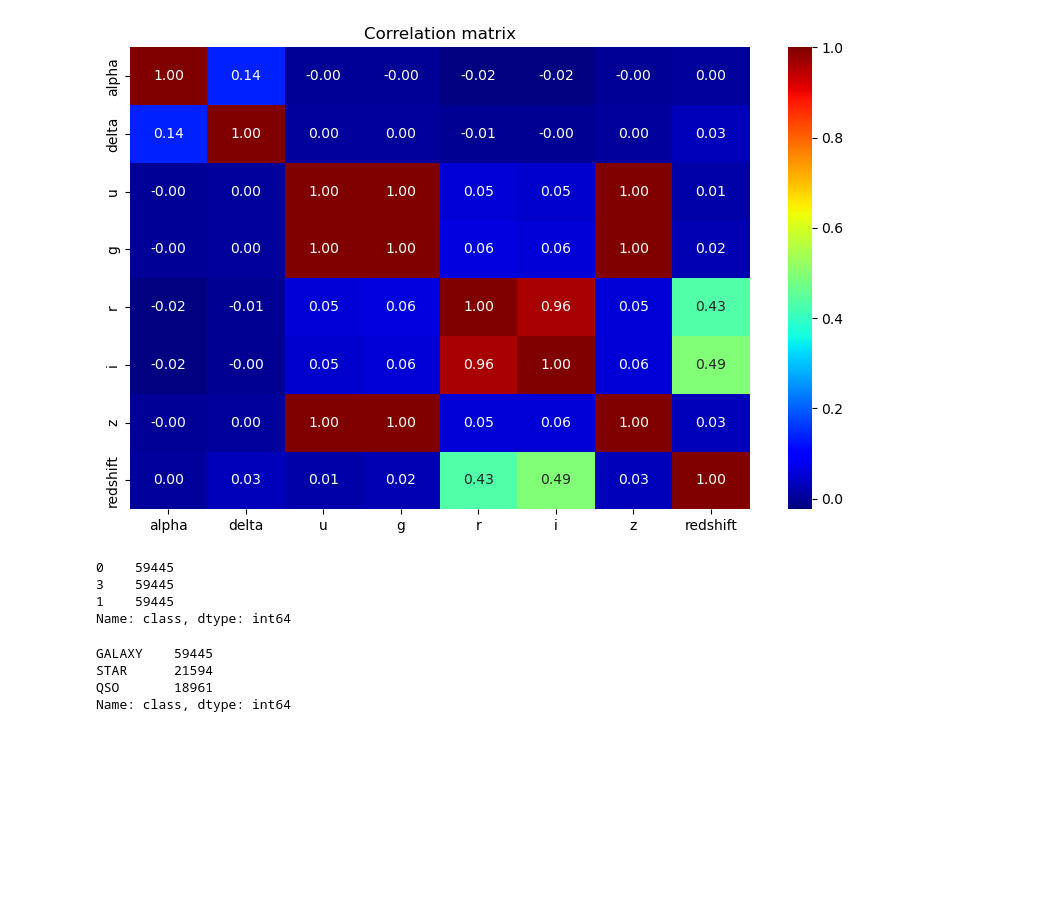
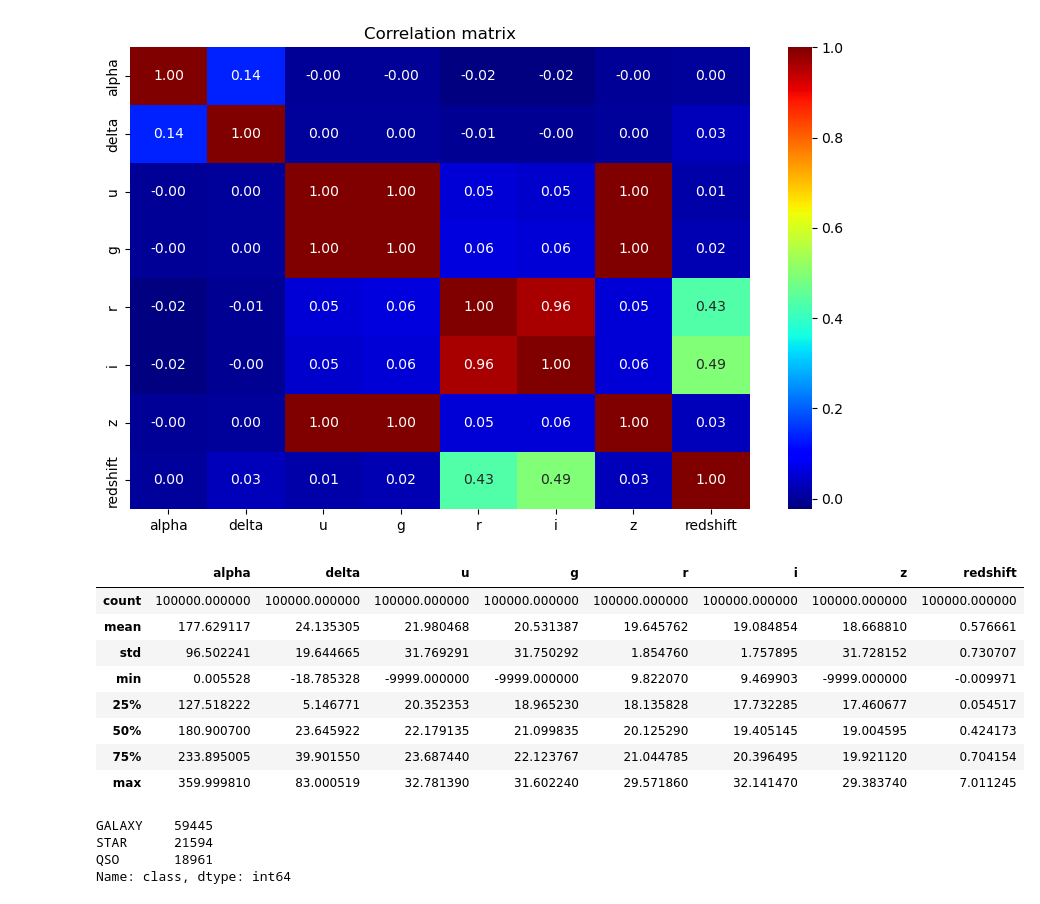
Before and after one commit to RadekJedrzejczyk/StarClasification, a Jupyter notebook: analysis.ipynb, the cells around one changed output. Saved outputs shown, nothing was run; the diff lists cells and outputs as text; code cells hidden in the pictures; blank space fills up the shorter version.

```diff
--- a/analysis.ipynb
+++ b/analysis.ipynb
@@ -103,18 +81,21 @@ plt.title('Correlation matrix')
 plt.show()
 # %% [output]
 [figure]
-# %%
-class_map={"GALAXY":0b00,"STAR":0b01,"QSO":0b11}
-y_mapped=y.replace(class_map)
-from imblearn.over_sampling import SMOTE #Synthetic Minority Over-sampling Technique.
-sm = SMOTE(random_state = 30, k_neighbors = 100)
-x_resampled, y_resampled = sm.fit_resample(x_norm,y_mapped)
-y_resampled['class'].value_counts()
-# %% [output]
-0    59445
-3    59445
-1    59445
-Name: class, dtype: int64
+# %%
+# Extract target and features from dataframe
+y = dataframe[['class']]
+x = dataframe[['alpha','delta','u', 'g', 'r', 'i', 'z', 'redshift']]
+x.describe()
+# %% [output]
+|  | alpha | delta | u | g | r | i | z | redshift |
+| count | 100000.000000 | 100000.000000 | 100000.000000 | 100000.000000 | 100000.000000 | 100000.000000 | 100000.000000 | 100000.000000 |
+| mean | 177.629117 | 24.135305 | 21.980468 | 20.531387 | 19.645762 | 19.084854 | 18.668810 | 0.576661 |
+| std | 96.502241 | 19.644665 | 31.769291 | 31.750292 | 1.854760 | 1.757895 | 31.728152 | 0.730707 |
+| min | 0.005528 | -18.785328 | -9999.000000 | -9999.000000 | 9.822070 | 9.469903 | -9999.000000 | -0.009971 |
+| 25% | 127.518222 | 5.146771 | 20.352353 | 18.965230 | 18.135828 | 17.732285 | 17.460677 | 0.054517 |
+| 50% | 180.900700 | 23.645922 | 22.179135 | 21.099835 | 20.125290 | 19.405145 | 19.004595 | 0.424173 |
+| 75% | 233.895005 | 39.901550 | 23.687440 | 22.123767 | 21.044785 | 20.396495 | 19.921120 | 0.704154 |
+| max | 359.999810 | 83.000519 | 32.781390 | 31.602240 | 29.571860 | 32.141470 | 29.383740 | 7.011245 |
 # %%
 y['class'].value_counts()
 # %% [output]
```
Also changed, not shown: parts of 7 cells of this notebook.
